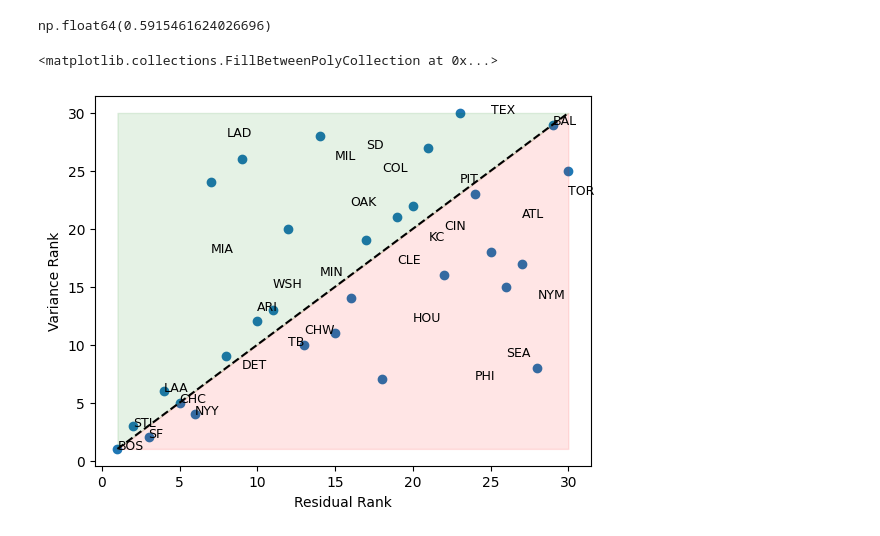
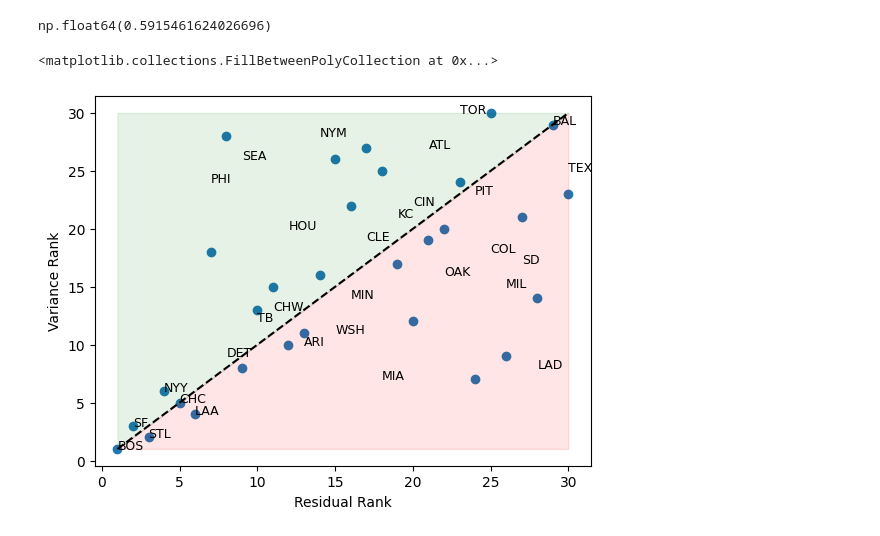
Before and after one commit to tmarchok1/DS440_project, a Jupyter notebook: rf_errorAnalysis_jeff.ipynb, the cells around one changed output. Cells and saved outputs as stored; diff of their text form; code cells hidden in the pictures.

Commit message:
updated residual, variance plot

```diff
--- a/rf_errorAnalysis_jeff.ipynb
+++ b/rf_errorAnalysis_jeff.ipynb
@@ -323,20 +323,21 @@ np.corrcoef(results_byTeam['res_rank'], results_byTeam['var_rank'])[0, 1] #r = 0
 # %% [output]
 np.float64(0.5915461624026696)
 # %%
-plt.scatter(results_byTeam['res_rank'],results_byTeam['var_rank']) # 1 is highest variance/ residual rank and 30 is least variance/residual
+plt.scatter(results_byTeam['var_rank'],results_byTeam['res_rank']) # As variance increases (30 is most variance), we would expect residuals
+# to increase. Teams that have high variance and low residuals are being predicted best by the model
 plt.plot([1, 30], [1, 30], color='black', linestyle='--') # y=x line
 plt.xlabel('Residual Rank')
 plt.ylabel('Variance Rank')
 for i, row in results_byTeam.iterrows():
-    plt.text(row['var_rank'],
-             row['res_rank'],
+    plt.text(row['res_rank'],
+             row['var_rank'],
              row['h_name'],
              fontsize=9)
 
 
 x = range(1, 31)
 plt.fill_between(x, x, 30, color='green', alpha=0.1) #green represents good performance, red represents bad
 plt.fill_between(x, 1, x, color='red', alpha=0.1)
 # %% [output]
 <matplotlib.collections.FillBetweenPolyCollection at 0x...>
-[figure, old version]
+[figure, new version]
```
Also changed, not shown: parts of 1 cell of this notebook.
